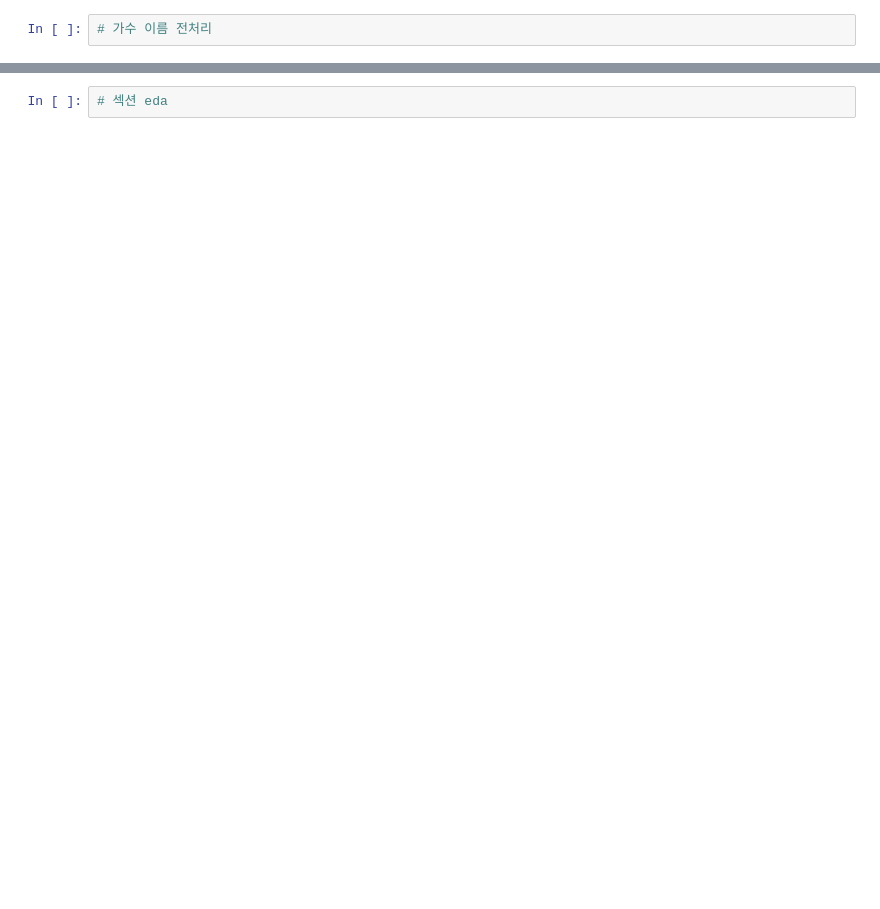
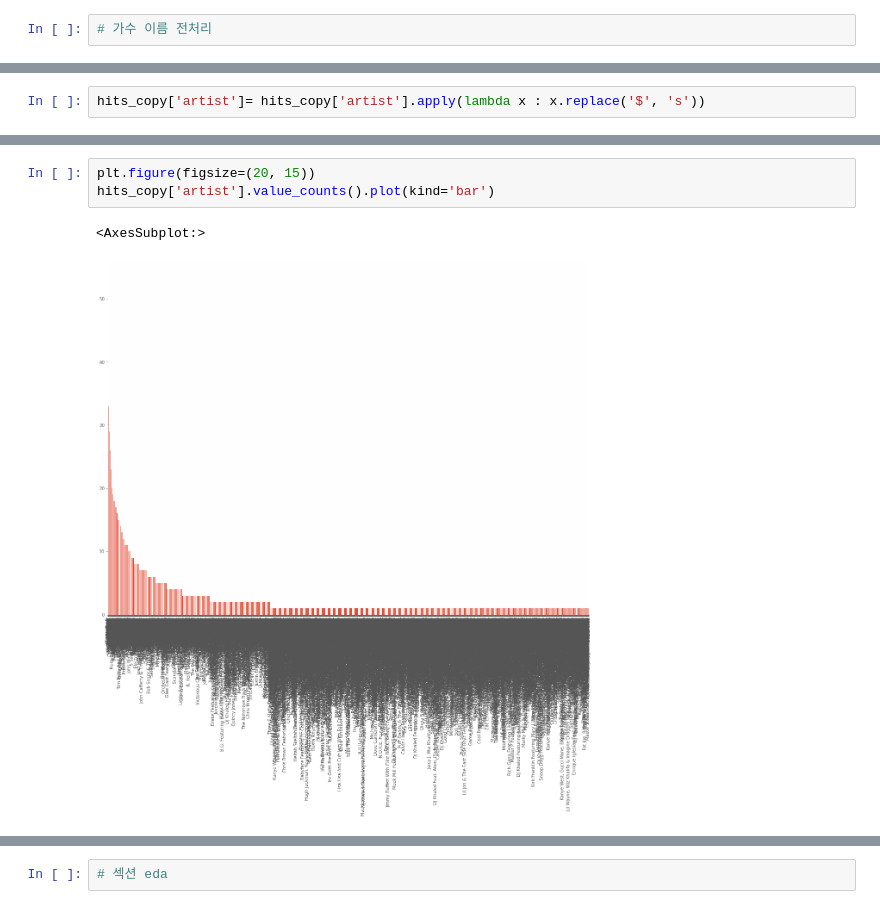
Before and after one commit to solyourock/spotify, a Jupyter notebook: spotify.ipynb, the cells around one changed output, grey strips where cells are left out. Cells and saved outputs as stored; diff of their text form; blank space fills up the shorter version.

Commit message:
update : artist bar plot and section scatter plot

```diff
--- a/spotify.ipynb
+++ b/spotify.ipynb
@@ -285,0 +244,2 @@ a['artist'].value_counts
+# %%
+hits_copy['artist']= hits_copy['artist'].apply(lambda x : x.replace('$', 's'))
@@ -285,0 +261,6 @@ a['artist'].value_counts
+# %%
+plt.figure(figsize=(20, 15))
+hits_copy['artist'].value_counts().plot(kind='bar')
+# %% [output]
+<AxesSubplot:>
+[figure, added]
```
Also changed, not shown: parts of 27 cells of this notebook.
